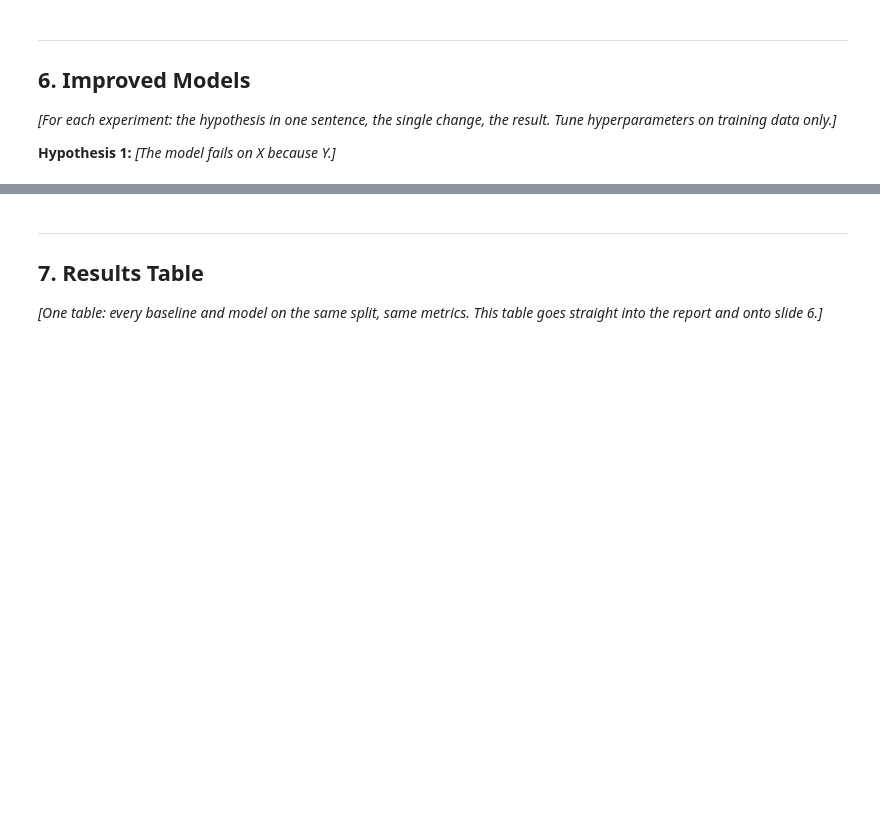
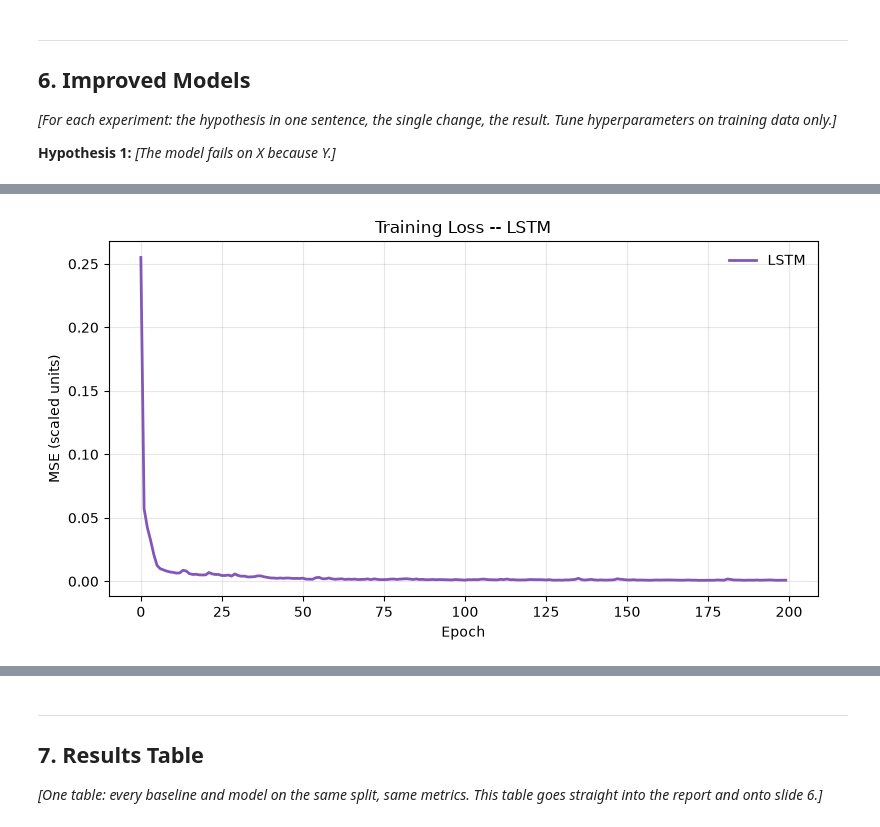
Before and after one commit to sadaraka-kadi/ml4pe-pressure-forecasting, a Jupyter notebook: notebooks/capstone.ipynb, the cells around one changed output, grey strips where cells are left out. Saved outputs shown, nothing was run; the diff lists cells and outputs as text; code cells hidden in the pictures; blank space fills up the shorter version.

```diff
--- a/notebooks/capstone.ipynb
+++ b/notebooks/capstone.ipynb
@@ -308,0 +402,22 @@ hyperparameters on training data only.]*
+# %%
+# Training
+def train_model(model, loader, n_epochs=200, lr=0.01, label="model"):
+    criterion = nn.MSELoss()
+    optimizer = torch.optim.Adam(model.parameters(), lr=lr)
+    losses = []
+
+    for epoch in range(n_epochs):
+        model.train()
+        epoch_loss = 0.0
+        for xb, yb in loader:
+            optimizer.zero_grad()
+            preds = model(xb)
+            loss = criterion(preds, yb)
+            loss.backward()
+            optimizer.step()
+            epoch_loss += loss.item() * xb.size(0)
+        epoch_loss /= len(loader.dataset)
+        losses.append(epoch_loss)
+        if (epoch + 1) % 40 == 0:
+            print(f"[{label:4s}] epoch {epoch+1:3d}/{n_epochs} | train MSE (scaled) = {epoch_loss:.5f}")
+    return losses
@@ -308,0 +438,11 @@ hyperparameters on training data only.]*
+# %%
+# Training models
+print("\nTraining LSTM...")
+lstm_losses1 = train_model(model=lstm_model1, loader=train_loader, n_epochs=200, lr=0.01, label="LSTM")
+
+# Evaluation
+lstm_eval1 = evaluate(model=lstm_model1, X_train_t=X_train_t, y_train_t=y_train_t, X_test_t=X_test_t, y_test_t=y_test_t, scaler=target_scaler)
+
+print(f"\n{'Model':<30}{'Test RMSE (psia)':<30}{'Test MAE (psia)':<30}")
+print("-" * 90)
+print(f"{'LSTM Level Pressure':<30}{lstm_eval1['rmse']:<30.1f}{lstm_eval1['mae']:<30.1f}")
@@ -308,0 +460,10 @@ hyperparameters on training data only.]*
+# %%
+plt.figure(figsize=(8, 4.5))
+plt.plot(lstm_losses1, color="#8456b8", linewidth=2, label="LSTM")
+plt.xlabel("Epoch"); plt.ylabel("MSE (scaled units)"); plt.grid(alpha=0.3)
+plt.legend(frameon=False)
+plt.title("Training Loss -- LSTM")
+plt.tight_layout()
+plt.show()
+# %% [output]
+[figure, added]
```
Also changed, not shown: parts of 23 cells of this notebook.
